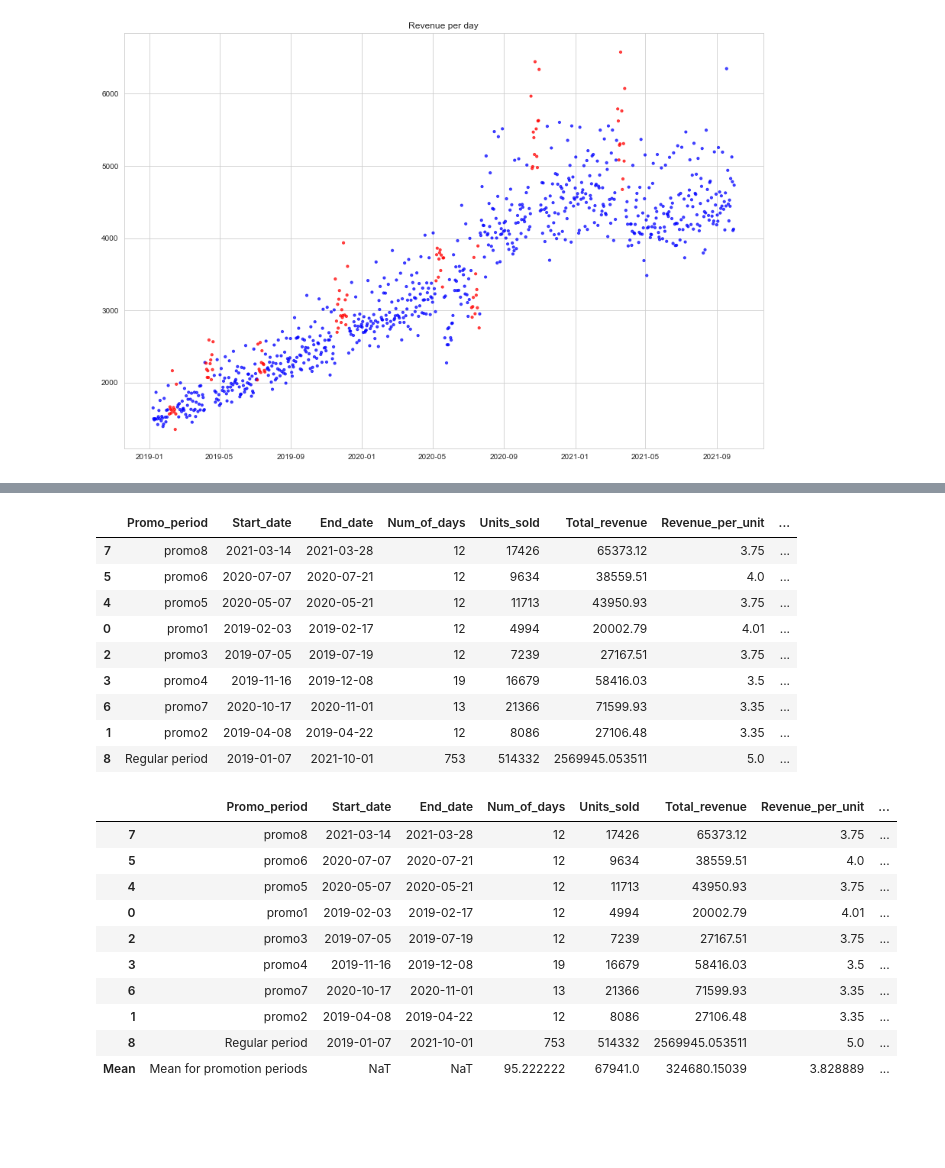
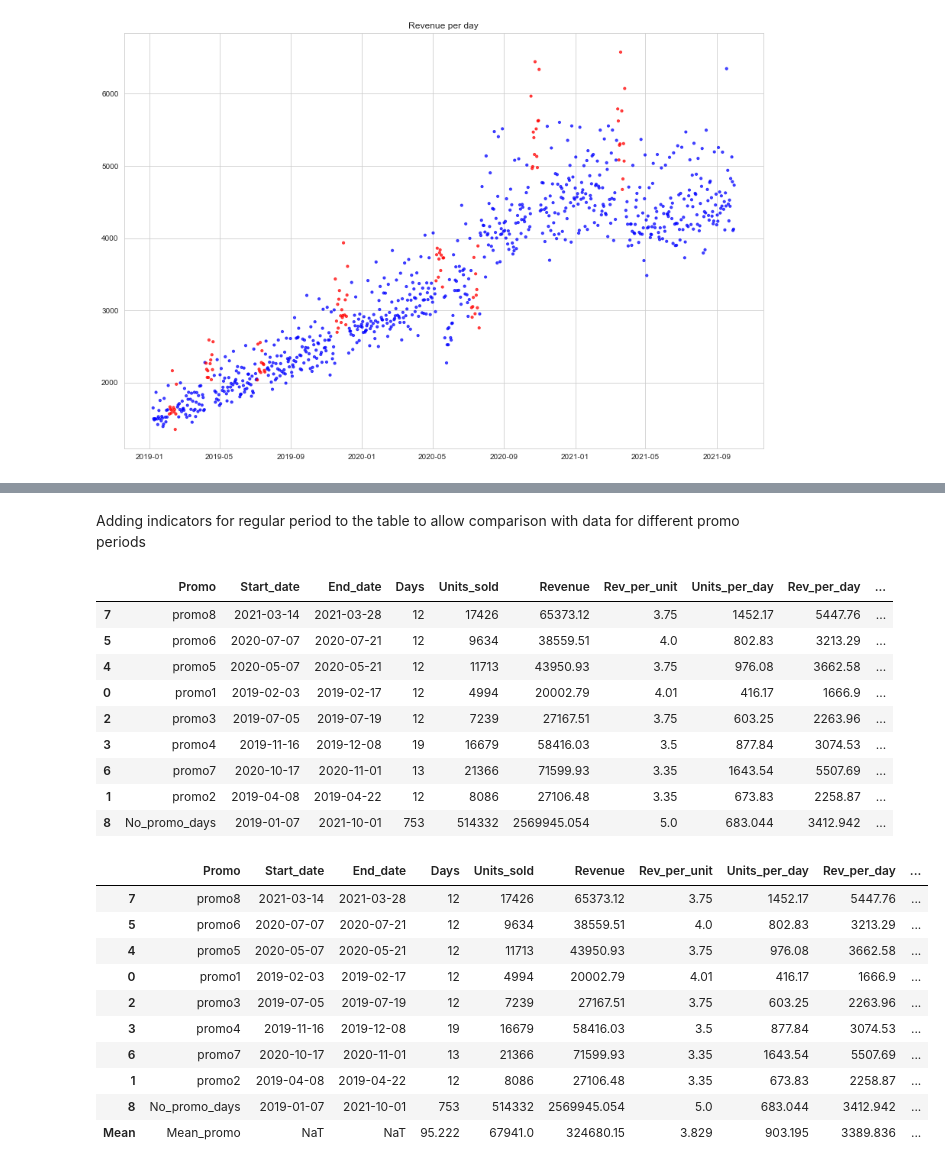
Before and after one commit to ignacyklimont/Sales_Data_Analytics_Project, a Jupyter notebook: Edgard&Cooper.ipynb, the cells around one changed output, grey strips where cells are left out. Saved outputs shown, nothing was run; the diff lists cells and outputs as text; code cells hidden in the pictures; blank space fills up the shorter version.

```diff
--- a/Edgard&Cooper.ipynb
+++ b/Edgard&Cooper.ipynb
@@ -367,14 +401,14 @@ Constructing new columns for later analysis
 # %%
 # Adding columns for later data ingestion to df_promos
 
-df_promo.rename(columns = {'Unnamed: 0':'Promo_period', 'start_date':'Start_date', 'end_date':'End_date'}, inplace = True)
-df_promo['Num_of_days'] = '' #df_promo['End_date'] - df_promo['Start_date']
+df_promo.rename(columns = {'Unnamed: 0':'Promo', 'start_date':'Start_date', 'end_date':'End_date'}, inplace = True)
+df_promo['Days'] = '' #df_promo['End_date'] - df_promo['Start_date']
 #df_promo['Num_of_days'] = pd.to_numeric(df_promo['Num_of_days'].dt.days, downcast='integer')
 df_promo['Units_sold'] = ''
-df_promo['Total_revenue'] = ''
-df_promo['Revenue_per_unit'] = ''
+df_promo['Revenue'] = ''
+df_promo['Rev_per_unit'] = ''
 df_promo['Units_per_day'] = ''
-df_promo['Revenue_per_day'] = ''
+df_promo['Rev_per_day'] = ''
 df_promo['Promo_%'] = ''
 df_promo['Profit_per_day'] = ''
 df_promo
@@ -482,0 +529,8 @@ Furthermore, there is a general upward tendency (the later the promo, the higher
+# %%
+pd.set_option('display.max_rows', None)
+pd.set_option('display.max_columns', None)
+pd.set_option('display.width', 500)
+pd.set_option('display.colheader_justify', 'center')
+pd.set_option('display.precision', 3)
+
+display(df_promo)
@@ -522,19 +589,15 @@ df_sales_no_promo.describe()
 # Calculating main indicators for the performance outside promotion period
 
 tot_units_norm = df_sales_no_promo['Units_sold'].sum()
-print(tot_units_norm)
 tot_rev_norm = df_sales_no_promo['Revenue'].sum()
-print(tot_rev_norm)
 rev_per_item = (df_sales_no_promo['Revenue'].sum() / df_sales_no_promo['Units_sold'].sum()).round(decimals = 0)
 uni_per_day_no_promo = df_sales_no_promo['Units_sold'].mean()
 print(f'Units per day without promo period: {uni_per_day_no_promo}')
 rev_per_day_no_promo = df_sales_no_promo['Revenue'].mean()
 print(f'Revenue per day without promo period: {rev_per_day_no_promo}')
 num_of_days = len(df_sales_no_promo)
-first_day = df_sales_no_promo.iloc[0,0]
-print(first_day)
-last_day = df_sales_no_promo.iloc[-1,0]
-print(last_day)
+first_day = pd.to_datetime(df_sales_no_promo.iloc[0,0])
+last_day = pd.to_datetime(df_sales_no_promo.iloc[-1,0])
 promo = 0.0
 profit_per_day_no_promo = int((rev_per_day_no_promo - (uni_per_day_no_promo * 3.25)))
 print(f'Profit per day without promo period: {profit_per_day_no_promo}')
@@ -549,34 +608,35 @@ Gross margin profit per day without promo period: 1193
+# %% [markdown]
+Adding indicators for regular period to the table to allow comparison with data for different promo periods
 # %%
 # Adding indicators for regular period to the table to allow comparison with data for promo periods
 
-df_promo.loc[df_promo.shape[0]] = ['Regular period', first_day, last_day, len(df_sales_no_promo), tot_units_norm, tot_rev_norm, rev_per_item, uni_per_day_no_promo, rev_per_day_no_promo, 0.0, profit_per_day_no_promo]
+df_promo.loc[df_promo.shape[0]] = ['No_promo_days', first_day, last_day, len(df_sales_no_promo), tot_units_norm, tot_rev_norm, rev_per_item, uni_per_day_no_promo, rev_per_day_no_promo, 0.0, profit_per_day_no_promo]
 df_promo.head(10)
 # %% [output]
-|  | Promo_period | Start_date | End_date | Num_of_days | Units_sold | Total_revenue | Revenue_per_unit | ... |
-| 7 | promo8 | 2021-03-14 | 2021-03-28 | 12 | 17426 | 65373.12 | 3.75 | ... |
-| 5 | promo6 | 2020-07-07 | 2020-07-21 | 12 | 9634 | 38559.51 | 4.0 | ... |
-| 4 | promo5 | 2020-05-07 | 2020-05-21 | 12 | 11713 | 43950.93 | 3.75 | ... |
-| 0 | promo1 | 2019-02-03 | 2019-02-17 | 12 | 4994 | 20002.79 | 4.01 | ... |
-| 2 | promo3 | 2019-07-05 | 2019-07-19 | 12 | 7239 | 27167.51 | 3.75 | ... |
-| 3 | promo4 | 2019-11-16 | 2019-12-08 | 19 | 16679 | 58416.03 | 3.5 | ... |
-| 6 | promo7 | 2020-10-17 | 2020-11-01 | 13 | 21366 | 71599.93 | 3.35 | ... |
-| 1 | promo2 | 2019-04-08 | 2019-04-22 | 12 | 8086 | 27106.48 | 3.35 | ... |
-| 8 | Regular period | 2019-01-07 | 2021-10-01 | 753 | 514332 | 2569945.053511 | 5.0 | ... |
+|  | Promo | Start_date | End_date | Days | Units_sold | Revenue | Rev_per_unit | Units_per_day | Rev_per_day | ... |
+| 7 | promo8 | 2021-03-14 | 2021-03-28 | 12 | 17426 | 65373.12 | 3.75 | 1452.17 | 5447.76 | ... |
+| 5 | promo6 | 2020-07-07 | 2020-07-21 | 12 | 9634 | 38559.51 | 4.0 | 802.83 | 3213.29 | ... |
+| 4 | promo5 | 2020-05-07 | 2020-05-21 | 12 | 11713 | 43950.93 | 3.75 | 976.08 | 3662.58 | ... |
+| 0 | promo1 | 2019-02-03 | 2019-02-17 | 12 | 4994 | 20002.79 | 4.01 | 416.17 | 1666.9 | ... |
+| 2 | promo3 | 2019-07-05 | 2019-07-19 | 12 | 7239 | 27167.51 | 3.75 | 603.25 | 2263.96 | ... |
+| 3 | promo4 | 2019-11-16 | 2019-12-08 | 19 | 16679 | 58416.03 | 3.5 | 877.84 | 3074.53 | ... |
+| 6 | promo7 | 2020-10-17 | 2020-11-01 | 13 | 21366 | 71599.93 | 3.35 | 1643.54 | 5507.69 | ... |
+| 1 | promo2 | 2019-04-08 | 2019-04-22 | 12 | 8086 | 27106.48 | 3.35 | 673.83 | 2258.87 | ... |
+| 8 | No_promo_days | 2019-01-07 | 2021-10-01 | 753 | 514332 | 2569945.054 | 5.0 | 683.044 | 3412.942 | ... |
 # %%
 # Adding row with mean values for promotion periods for comparison
 
 df_promo.loc['Mean'] = df_promo.iloc[:,3:].mean(axis = 0)
-df_promo.iloc[9,0] = ['Mean for promotion periods']
-df_promo.head(10)
+df_promo.iloc[9,0] = ['Mean_promo']
 # %% [output]
-|  | Promo_period | Start_date | End_date | Num_of_days | Units_sold | Total_revenue | Revenue_per_unit | ... |
-| 7 | promo8 | 2021-03-14 | 2021-03-28 | 12 | 17426 | 65373.12 | 3.75 | ... |
-| 5 | promo6 | 2020-07-07 | 2020-07-21 | 12 | 9634 | 38559.51 | 4.0 | ... |
-| 4 | promo5 | 2020-05-07 | 2020-05-21 | 12 | 11713 | 43950.93 | 3.75 | ... |
-| 0 | promo1 | 2019-02-03 | 2019-02-17 | 12 | 4994 | 20002.79 | 4.01 | ... |
-| 2 | promo3 | 2019-07-05 | 2019-07-19 | 12 | 7239 | 27167.51 | 3.75 | ... |
-| 3 | promo4 | 2019-11-16 | 2019-12-08 | 19 | 16679 | 58416.03 | 3.5 | ... |
-| 6 | promo7 | 2020-10-17 | 2020-11-01 | 13 | 21366 | 71599.93 | 3.35 | ... |
-| 1 | promo2 | 2019-04-08 | 2019-04-22 | 12 | 8086 | 27106.48 | 3.35 | ... |
-| 8 | Regular period | 2019-01-07 | 2021-10-01 | 753 | 514332 | 2569945.053511 | 5.0 | ... |
-| Mean | Mean for promotion periods | NaT | NaT | 95.222222 | 67941.0 | 324680.15039 | 3.828889 | ... |
+|  | Promo | Start_date | End_date | Days | Units_sold | Revenue | Rev_per_unit | Units_per_day | Rev_per_day | ... |
+| 7 | promo8 | 2021-03-14 | 2021-03-28 | 12 | 17426 | 65373.12 | 3.75 | 1452.17 | 5447.76 | ... |
+| 5 | promo6 | 2020-07-07 | 2020-07-21 | 12 | 9634 | 38559.51 | 4.0 | 802.83 | 3213.29 | ... |
+| 4 | promo5 | 2020-05-07 | 2020-05-21 | 12 | 11713 | 43950.93 | 3.75 | 976.08 | 3662.58 | ... |
+| 0 | promo1 | 2019-02-03 | 2019-02-17 | 12 | 4994 | 20002.79 | 4.01 | 416.17 | 1666.9 | ... |
+| 2 | promo3 | 2019-07-05 | 2019-07-19 | 12 | 7239 | 27167.51 | 3.75 | 603.25 | 2263.96 | ... |
+| 3 | promo4 | 2019-11-16 | 2019-12-08 | 19 | 16679 | 58416.03 | 3.5 | 877.84 | 3074.53 | ... |
+| 6 | promo7 | 2020-10-17 | 2020-11-01 | 13 | 21366 | 71599.93 | 3.35 | 1643.54 | 5507.69 | ... |
+| 1 | promo2 | 2019-04-08 | 2019-04-22 | 12 | 8086 | 27106.48 | 3.35 | 673.83 | 2258.87 | ... |
+| 8 | No_promo_days | 2019-01-07 | 2021-10-01 | 753 | 514332 | 2569945.054 | 5.0 | 683.044 | 3412.942 | ... |
+| Mean | Mean_promo | NaT | NaT | 95.222 | 67941.0 | 324680.15 | 3.829 | 903.195 | 3389.836 | ... |
```
Also changed, not shown: parts of 66 cells of this notebook.
